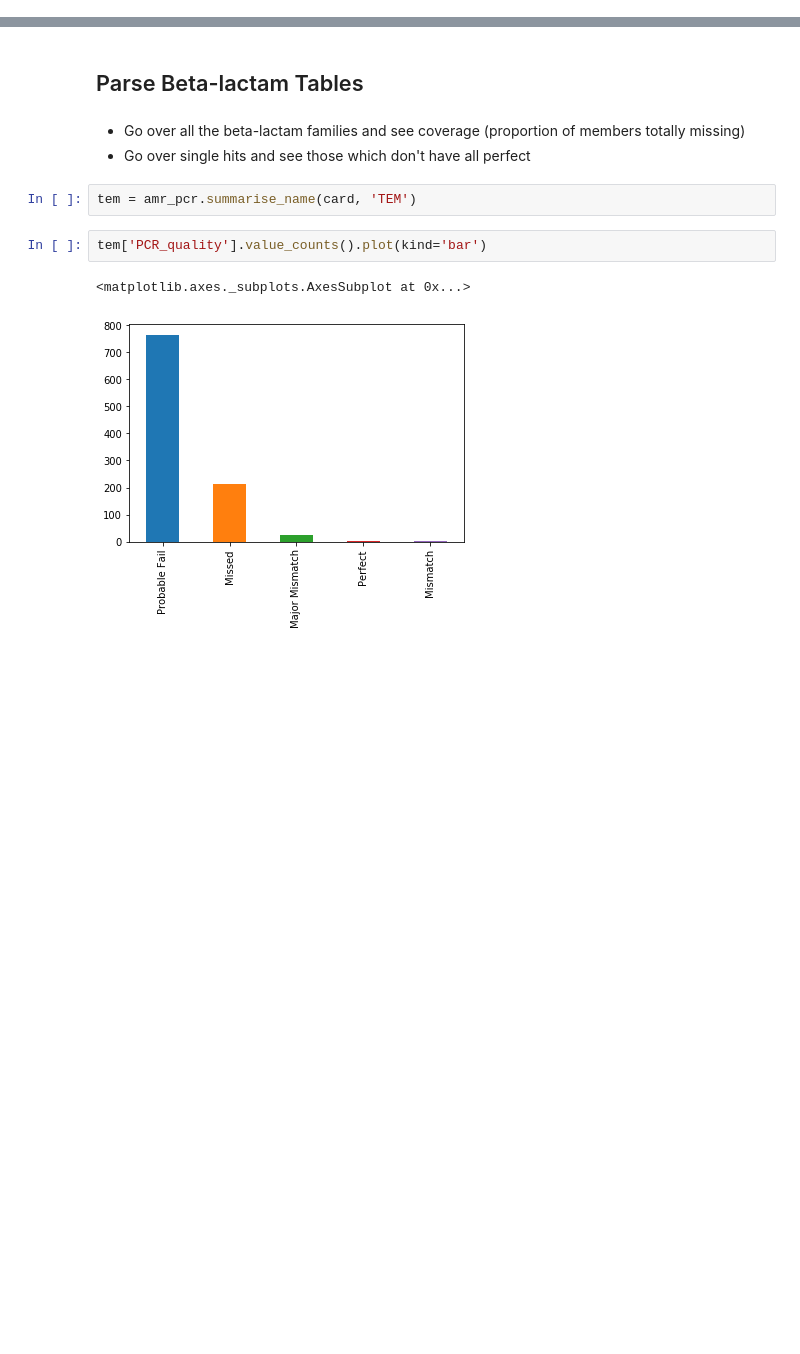
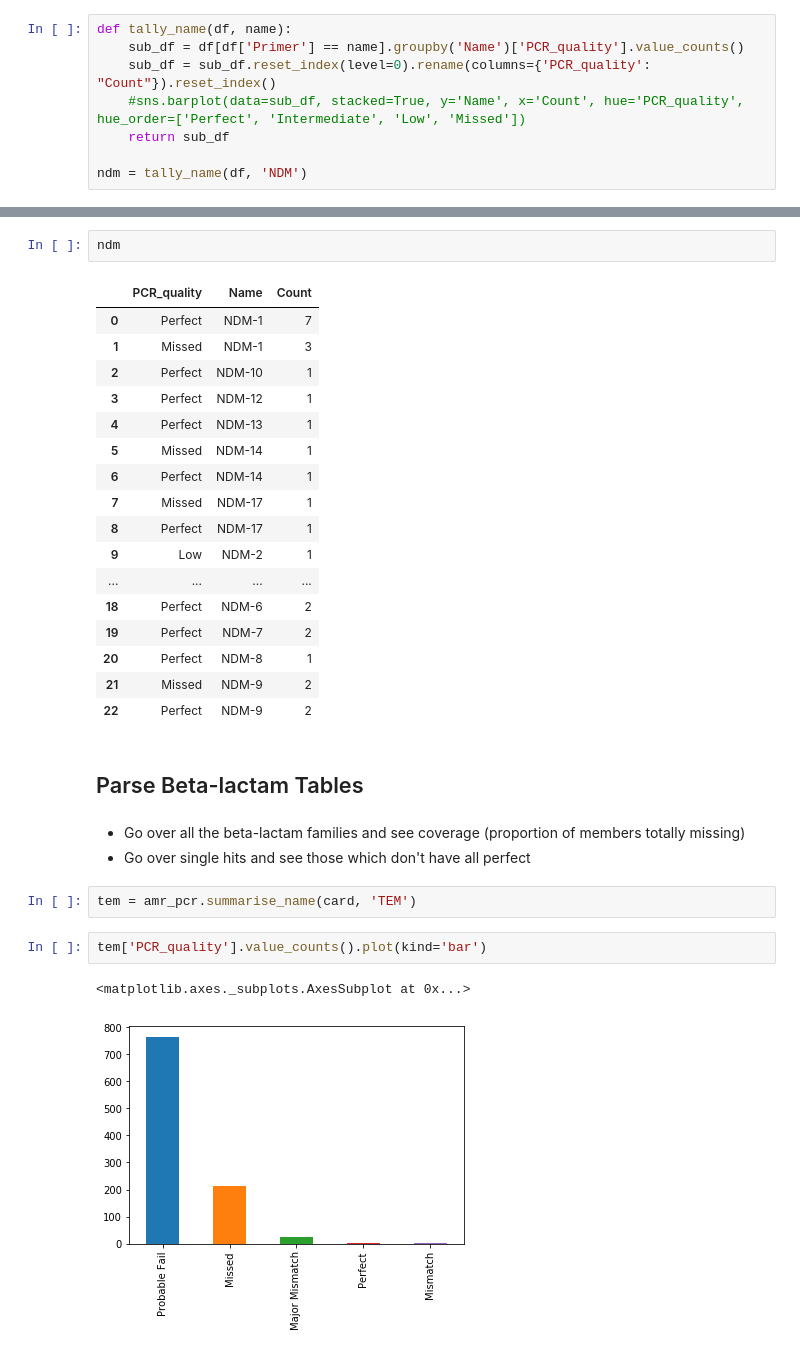
Before and after one commit to fmaguire/AMR_PCR, a Jupyter notebook: AMR PCR.ipynb, the cells around one changed output, grey strips where cells are left out. Cells and saved outputs as stored; diff of their text form; blank space fills up the shorter version.

```diff
--- a/AMR PCR.ipynb
+++ b/AMR PCR.ipynb
@@ -26,0 +78,8 @@ CARD version 2.0.2
+# %%
+def tally_name(df, name):
+    sub_df = df[df['Primer'] == name].groupby('Name')['PCR_quality'].value_counts()
+    sub_df = sub_df.reset_index(level=0).rename(columns={'PCR_quality': "Count"}).reset_index()
+    #sns.barplot(data=sub_df, stacked=True, y='Name', x='Count', hue='PCR_quality', hue_order=['Perfect', 'Intermediate', 'Low', 'Missed'])
+    return sub_df
+
+ndm = tally_name(df, 'NDM')
@@ -27,3 +117,23 @@ CARD version 2.0.2
+# %%
+ndm
+# %% [output]
+|  | PCR_quality | Name | Count |
+| 0 | Perfect | NDM-1 | 7 |
+| 1 | Missed | NDM-1 | 3 |
+| 2 | Perfect | NDM-10 | 1 |
+| 3 | Perfect | NDM-12 | 1 |
+| 4 | Perfect | NDM-13 | 1 |
+| 5 | Missed | NDM-14 | 1 |
+| 6 | Perfect | NDM-14 | 1 |
+| 7 | Missed | NDM-17 | 1 |
+| 8 | Perfect | NDM-17 | 1 |
+| 9 | Low | NDM-2 | 1 |
+| ... | ... | ... | ... |
+| 18 | Perfect | NDM-6 | 2 |
+| 19 | Perfect | NDM-7 | 2 |
+| 20 | Perfect | NDM-8 | 1 |
+| 21 | Missed | NDM-9 | 2 |
+| 22 | Perfect | NDM-9 | 2 |
 # %% [markdown]
 ## Parse Beta-lactam Tables
 # %% [markdown]
```
Also changed, not shown: parts of 10 cells of this notebook, 1 other file.
